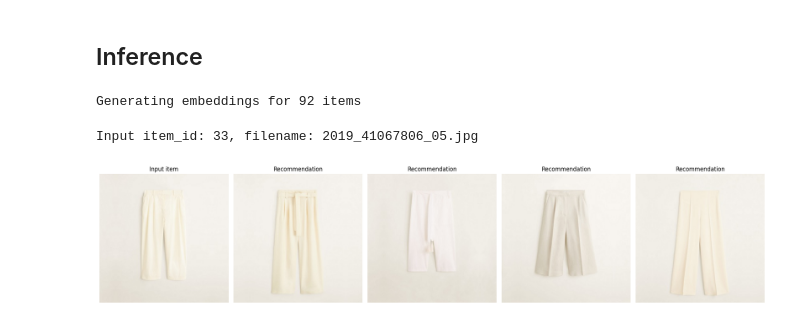
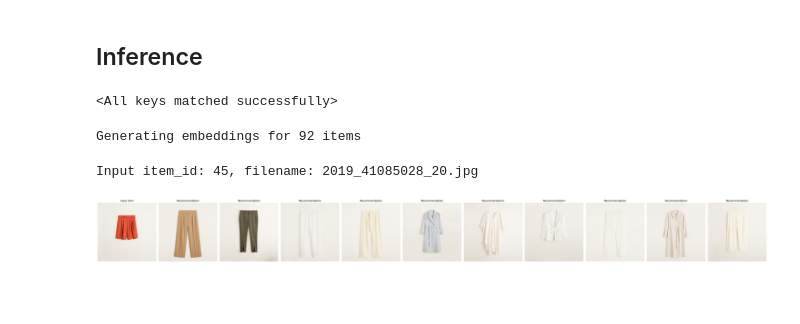
Before and after one commit to max98adam/mango-challenge, a Jupyter notebook: basic-approach/tryout.ipynb, the cells around one changed output. Cells and saved outputs as stored; diff of their text form; code cells hidden in the pictures; blank space fills up the shorter version.

Commit message:
Load pretrained weights for encoder

```diff
--- a/basic-approach/tryout.ipynb
+++ b/basic-approach/tryout.ipynb
@@ -36,7 +36,7 @@ else:
 hparams = {}
 
 # Maximum number of epochs to train. Note that early stopping is enabled.
-hparams["max_epochs"] = 2
+hparams["max_epochs"] = 1
 
 # Learning rate (Adam)
 hparams["learning_rate"] = 5e-5
@@ -239,5 +239,10 @@ HPU available: False, using: 0 HPUs
 # %% [markdown]
 ## Inference
+# %%
+checkpoint = torch.load("model_weights.pth", map_location=device)
+model.load_state_dict(checkpoint)
+# %% [output]
+<All keys matched successfully>
 # %%
 from item_dataset import ItemDataset
 item_dataset = ItemDataset(image_dir, hparams["val_transform"], DEBUG_USE_SMALL_DATASET_FRACTION)
@@ -289,34 +294,36 @@ def get_k_nearest(input_item_embedding, items, k):
 # Load an input sample from the dataset
 item_id = random.randint(0, len(item_dataset))
 print(f"Input item_id: {item_id}, filename: {item_dataset.get_filename(item_id)}")
 input_item = item_dataset[item_id].unsqueeze(dim=0)
 
+k = 10
+
 # Generate embedding for input sample
 model.eval()
 with torch.no_grad():
     input_item_embedding = model(input_item.to(device)).cpu()
 
-k_nearest = get_k_nearest(input_item_embedding, item_embeddings, k=4)
+k_nearest = get_k_nearest(input_item_embedding, item_embeddings, k)
 #print(k_nearest)
 
 # Create a 5xbatch_size grid to display outfit items
-fig, axes = plt.subplots(1, 5, figsize=(20, 5))
+fig, axes = plt.subplots(1, 1+k, figsize=(4*(1+k), 5))
 
 # Show input anchor image
 img = input_item.squeeze().permute(1, 2, 0)  # Convert (C, H, W) to (H, W, C)
 axes[0].imshow(img.numpy().astype(np.uint8))
 axes[0].axis('off')
 axes[0].set_title("Input item")
 
 for j, neighbor in enumerate(k_nearest):
     img = item_dataset[neighbor["file_index"]]
     img = img.permute(1, 2, 0)  # Convert (C, H, W) to (H, W, C)
     axes[1 + j].imshow(img.numpy().astype(np.uint8))
     axes[1 + j].axis('off')
     axes[1 + j].set_title("Recommendation")
 
 plt.tight_layout()
 plt.show()
 # %% [output]
-Input item_id: 33, filename: 2019_41067806_05.jpg
+Input item_id: 45, filename: 2019_41085028_20.jpg
-[figure, old version]
+[figure, new version]
```
Also changed, not shown: parts of 2 cells of this notebook, 1 other file.
